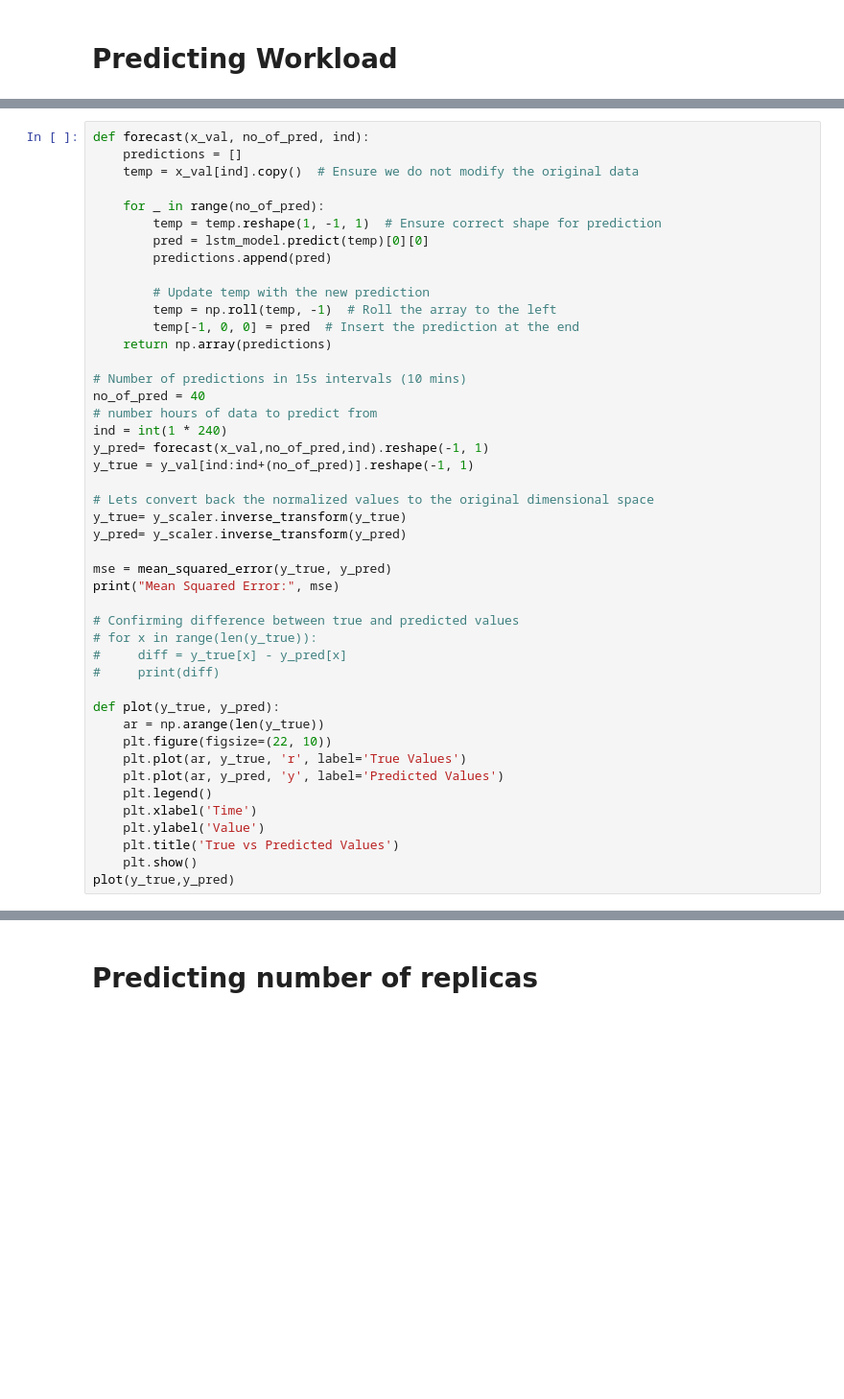
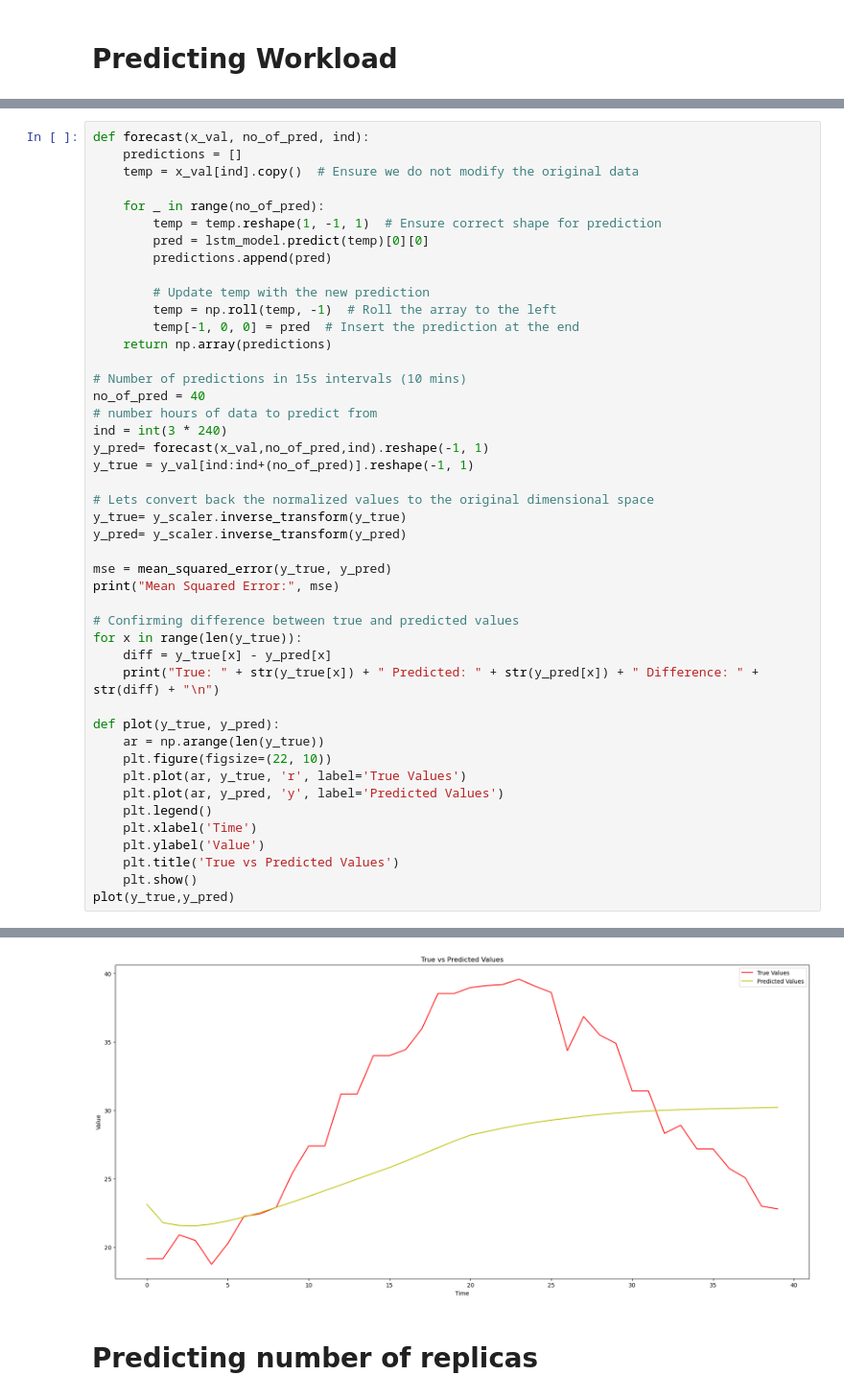
Before and after one commit to BrandonStreets-Mcleod/dissertation-test-code, a Jupyter notebook: Python/forecasting-model-test.ipynb, the cells around one changed output, grey strips where cells are left out. Shown at 96% size. Drawn from its saved outputs; the diff is of its cells as text; blank space fills up the shorter version.

```diff
--- a/Python/forecasting-model-test.ipynb
+++ b/Python/forecasting-model-test.ipynb
@@ -131,7 +229,7 @@ def forecast(x_val, no_of_pred, ind):
 # Number of predictions in 15s intervals (10 mins)
 no_of_pred = 40
 # number hours of data to predict from
-ind = int(1 * 240)
+ind = int(3 * 240)
 y_pred= forecast(x_val,no_of_pred,ind).reshape(-1, 1)
 y_true = y_val[ind:ind+(no_of_pred)].reshape(-1, 1)
 
@@ -143,9 +241,9 @@ mse = mean_squared_error(y_true, y_pred)
 print("Mean Squared Error:", mse)
 
 # Confirming difference between true and predicted values
-# for x in range(len(y_true)):
-#     diff = y_true[x] - y_pred[x]
-#     print(diff)
+for x in range(len(y_true)):
+    diff = y_true[x] - y_pred[x]
+    print("True: " + str(y_true[x]) + " Predicted: " + str(y_pred[x]) + " Difference: " + str(diff) + "\n")
 
 def plot(y_true, y_pred):
     ar = np.arange(len(y_true))
@@ -163,3 +277,4 @@ NameError: name 'x_val' is not defined
+[figure, added]
 # %% [markdown]
 # Predicting number of replicas
 # %%
```
Also changed, not shown: parts of 4 cells of this notebook, 1 other file.
